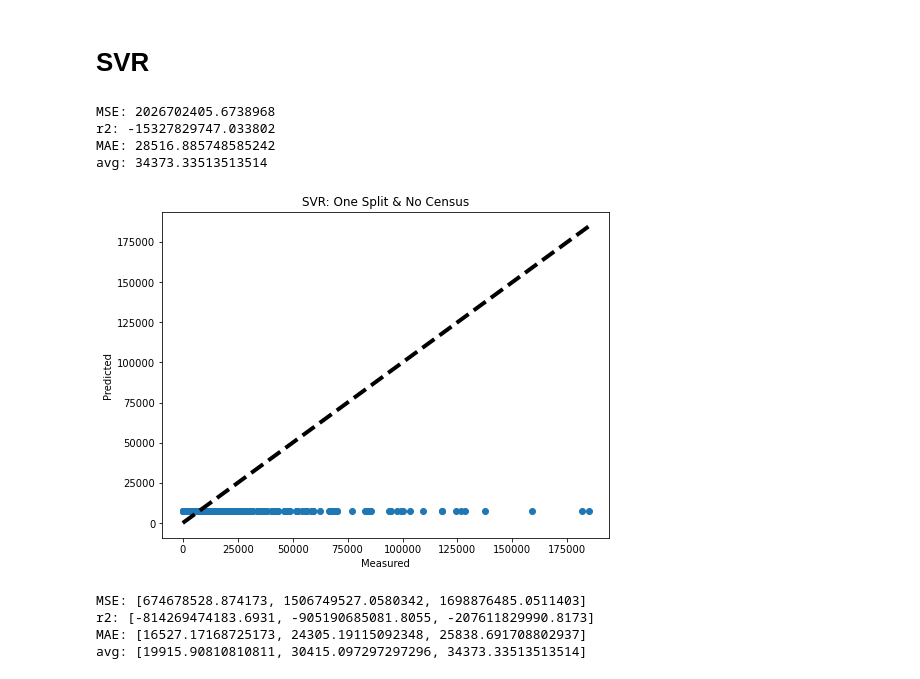
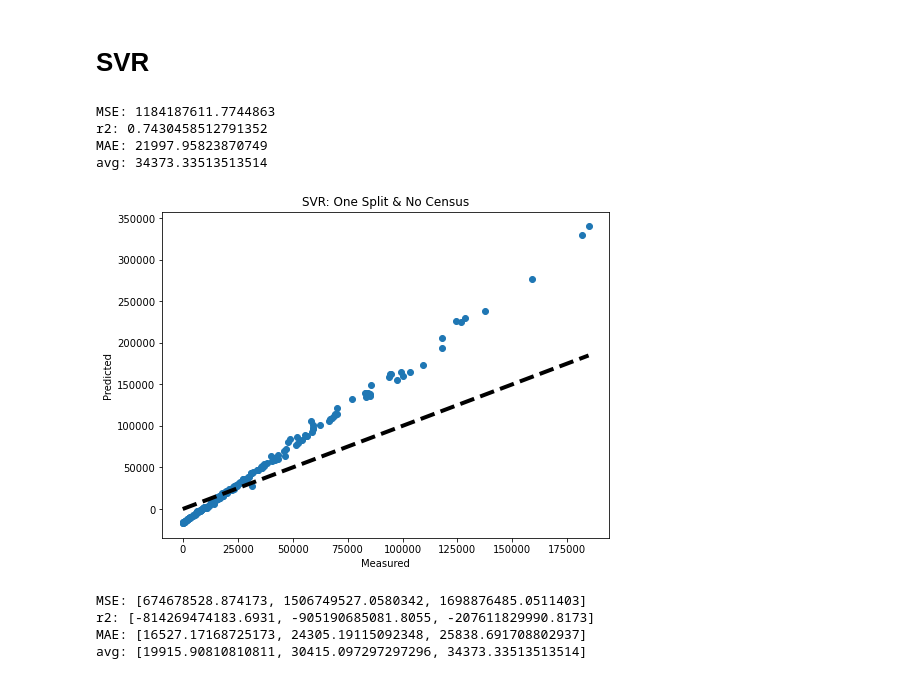
Before and after one commit to kaushiktandon/COVID-19-LA-Neighborhood-Case-Prediction, a Jupyter notebook: code/model_training.ipynb, the cells around one changed output. Cells and saved outputs as stored; diff of their text form; code cells hidden in the pictures.

```diff
--- a/code/model_training.ipynb
+++ b/code/model_training.ipynb
@@ -197,12 +194,20 @@ svr_params = {
+# %%
+svr_params = {
+#     'degree': 1,
+#     'kernel': 'linear'
+    'loss':'squared_epsilon_insensitive',
+    'C': 0.6,
+    'max_iter': 100000
+}
 # %%
-svr_model = SVR(**svr_params)
+svr_model = LinearSVR(**svr_params)
 one_split_model(month_no_census_X_train, month_no_census_X_test, month_no_census_y_train, month_no_census_y_test, svr_model, "SVR: One Split & No Census")
 # %% [output]
-MSE: 2026702405.6738968
-r2: -15327829747.033802
-MAE: 28516.885748585242
+MSE: 1184187611.7744863
+r2: 0.7430458512791352
+MAE: 21997.95823870749
 avg: 34373.33513513514
-[figure, old version]
+[figure, new version]
 # %%
 multiple_split_model(month_no_census_X_train_arr, month_no_census_X_test_arr, month_no_census_y_train_arr, month_no_census_y_test_arr, svr_model, "SVR: Multiple Splits & No Census")
 # %% [output]
```
Also changed, not shown: parts of 3 cells of this notebook, 20 other files.
